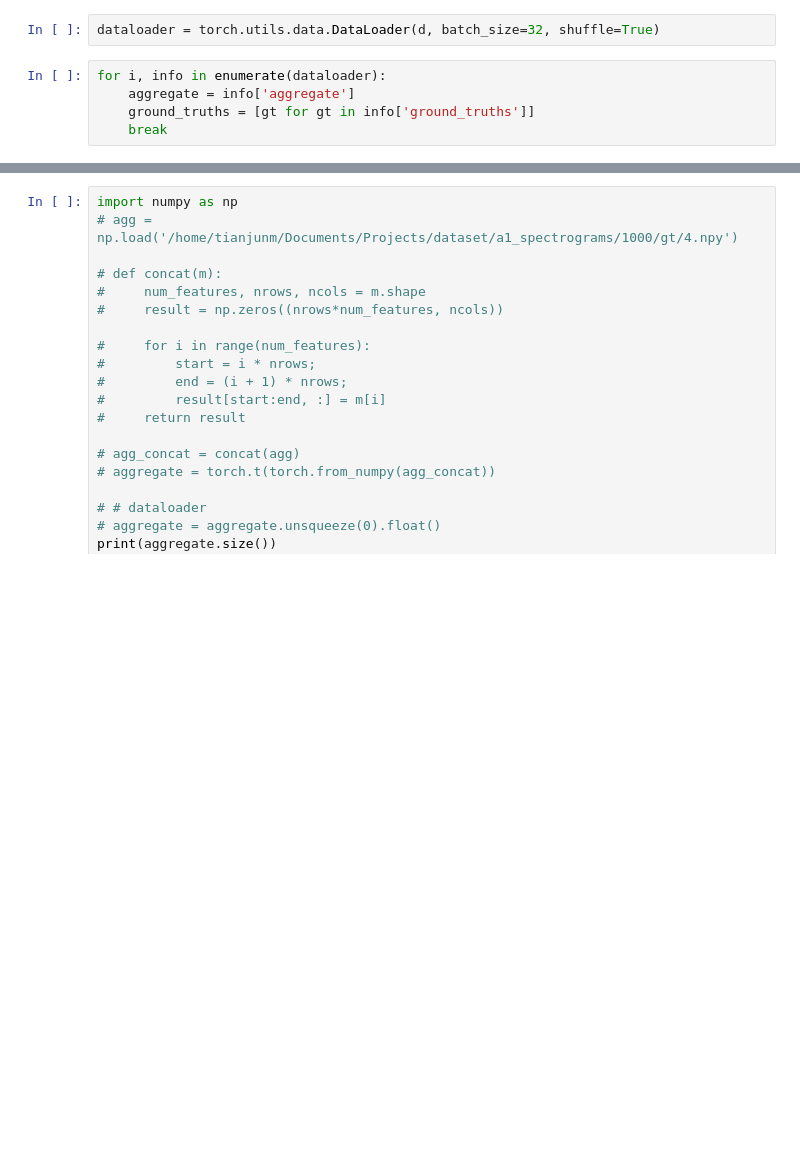
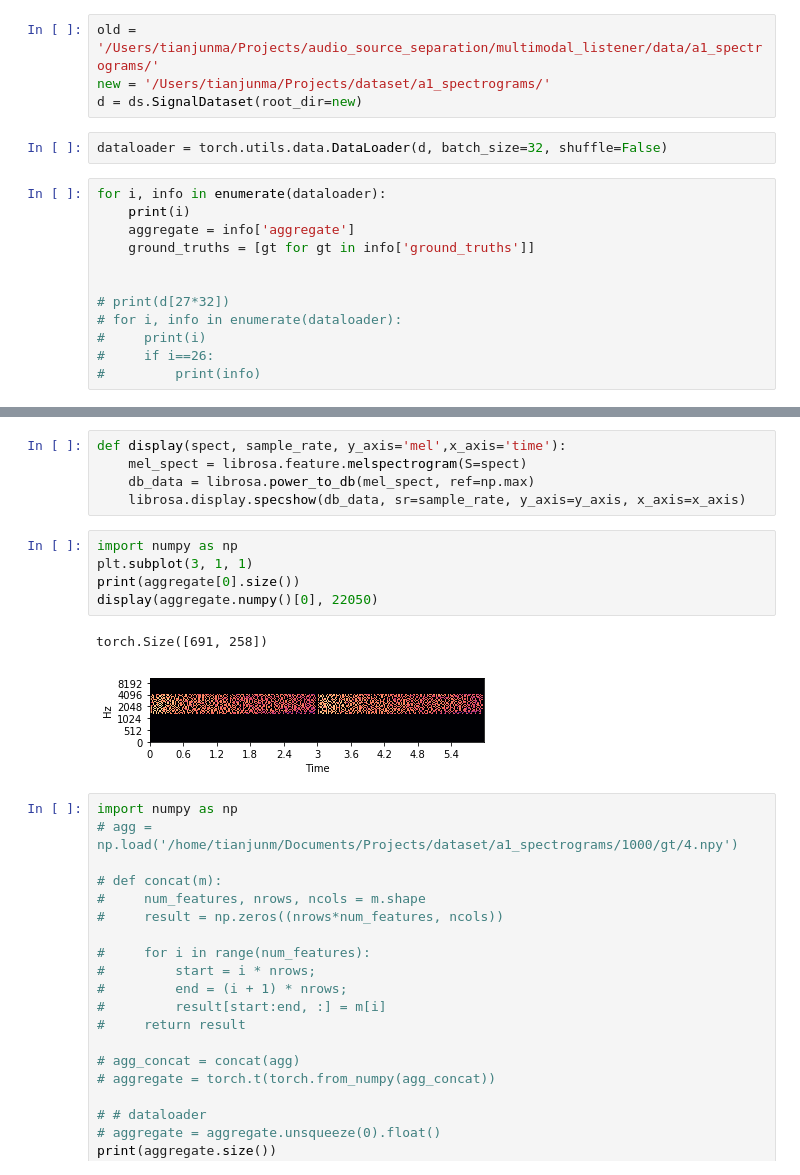
Before and after one commit to tianjunm/monaural-source-separation, a Jupyter notebook: model_scratch.ipynb, the cells around one changed output, grey strips where cells are left out. Cells and saved outputs as stored; diff of their text form; blank space fills up the shorter version.

```diff
--- a/model_scratch.ipynb
+++ b/model_scratch.ipynb
@@ -10,7 +11,18 @@ d = ds.SignalDataset(root_dir='/home/tianjunm/Documents/Projects/dataset/a1_spec
+# %%
+old = '/Users/tianjunma/Projects/audio_source_separation/multimodal_listener/data/a1_spectrograms/'
+new = '/Users/tianjunma/Projects/dataset/a1_spectrograms/'
+d = ds.SignalDataset(root_dir=new)
 # %%
-dataloader = torch.utils.data.DataLoader(d, batch_size=32, shuffle=True)
+dataloader = torch.utils.data.DataLoader(d, batch_size=32, shuffle=False)
 # %%
 for i, info in enumerate(dataloader):
+    print(i)
     aggregate = info['aggregate']
     ground_truths = [gt for gt in info['ground_truths']]
-    break
+
+
+# print(d[27*32])
+# for i, info in enumerate(dataloader):
+#     print(i)
+#     if i==26:
+#         print(info)
@@ -17,3 +48,16 @@ for i, info in enumerate(dataloader):
+# %%
+def display(spect, sample_rate, y_axis='mel',x_axis='time'):
+    mel_spect = librosa.feature.melspectrogram(S=spect)
+    db_data = librosa.power_to_db(mel_spect, ref=np.max)
+    librosa.display.specshow(db_data, sr=sample_rate, y_axis=y_axis, x_axis=x_axis)
+# %%
+import numpy as np
+plt.subplot(3, 1, 1)
+print(aggregate[0].size())
+display(aggregate.numpy()[0], 22050)
+# %% [output]
+torch.Size([691, 258])
+[figure, added]
 # %%
 import numpy as np
 # agg = np.load('/home/tianjunm/Documents/Projects/dataset/a1_spectrograms/1000/gt/4.npy')
```
Also changed, not shown: parts of 5 cells of this notebook, 5 other files.
